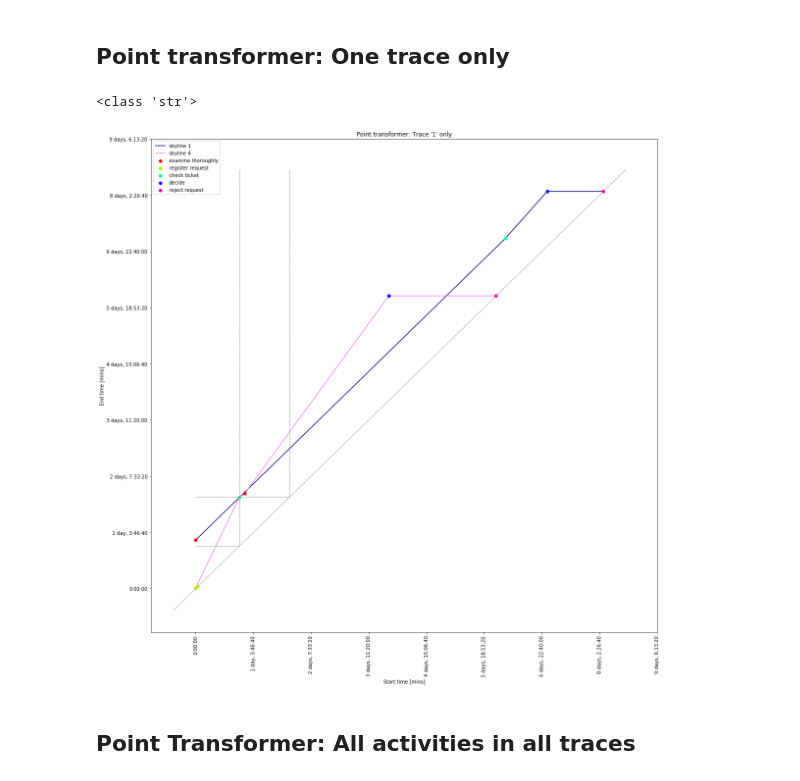
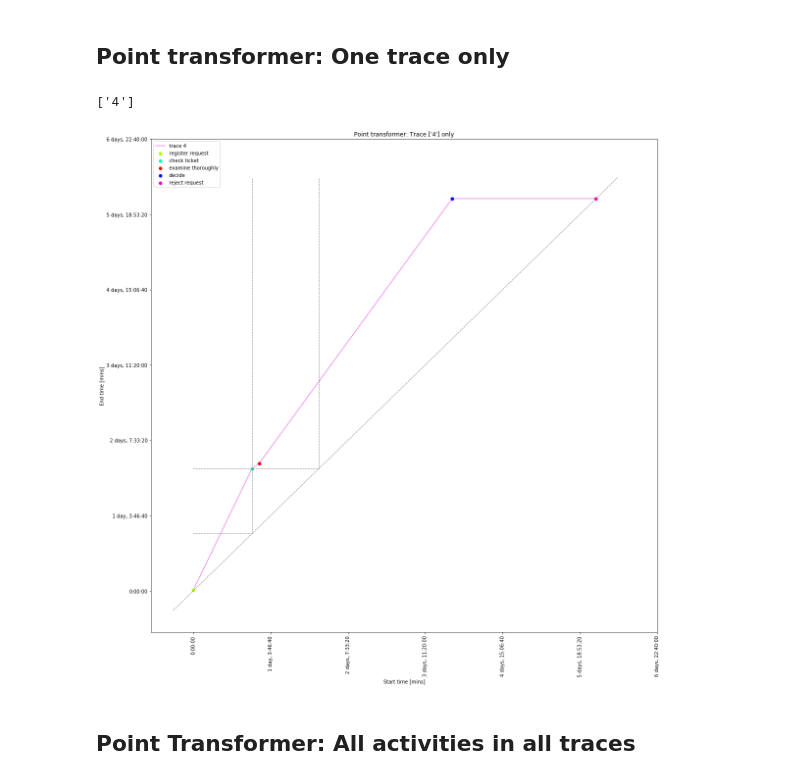
Before and after one commit to andreamalhera/perfSky, a Jupyter notebook: notebooks/pointTransformer.ipynb, the cells around one changed output. Cells and saved outputs as stored; diff of their text form; code cells hidden in the pictures.

```diff
--- a/notebooks/pointTransformer.ipynb
+++ b/notebooks/pointTransformer.ipynb
@@ -176,6 +176,21 @@ def newline(p1, p2):
     l = mlines.Line2D([xmin,xmax], [ymin,ymax], color='grey', linestyle='--', linewidth=1)
     ax.add_line(l)
     return l
+
+def draw_traces(df, ax, draw_skylines=None):
+    colormapt = cm.gist_ncar
+    trace_colorlist = [colors.rgb2hex(colormapt(i)) for i in np.linspace(0, 0.9, len(unique_trace))]
+    trace_legend = dict(zip(unique_trace, trace_colorlist))
+    for j, k in enumerate(df['case'].drop_duplicates()):
+        current = df[df['case']==k]
+        skyline = get_skyline_points(current)
+        l = k
+        c = trace_legend.get(l)
+
+        if draw_skylines:
+            ax.plot(skyline['num_start'], skyline['num_end'], label='skyline '+k, zorder=0, color=c)
+        else:
+            ax.plot(current['num_start'], current['num_end'], label='trace '+k, zorder=0, color=c)
 # %%
 import time
 
@@ -269,19 +284,7 @@ def plot_point_transformer(title, data_selection, activity=None, traces=None,  a
         ax.set_ylabel('Duration [seconds]')
 
     if traces:
-        colormapt = cm.gist_ncar
-        trace_colorlist = [colors.rgb2hex(colormapt(i)) for i in np.linspace(0, 0.9, len(unique_trace))]
-        trace_legend = dict(zip(unique_trace, trace_colorlist))
-        for j, k in enumerate(data_selection['case'].drop_duplicates()):
-            current = data_selection[data_selection['case']==k]
-            skyline = get_skyline_points(current)
-            l = k
-            c = trace_legend.get(l)
-
-            if draw_skylines:
-                ax.plot(skyline['num_start'], skyline['num_end'], label='skyline '+k, zorder=0, color=c)
-            else:
-                ax.plot(current['num_start'], current['num_end'], label='trace '+k, zorder=0, color=c)
+        draw_traces(data_selection, ax, draw_skylines=draw_skylines)
 
     if not allen_point is None :# Weird if statement because of maybe empty object or dataframe
 
@@ -342,14 +345,14 @@ Num. start  0.0
 ## Point transformer: One trace only
 # %%
 #plot_point_transformer('Point transformer: Trace \''+ str(snippet['case'][0]) + '\' only', snippet)
-traces_selection = snippet['case'].drop_duplicates().tolist()
-print(type(snippet['case'][0]))
+traces_selection = snippet['case'].drop_duplicates()[1:].tolist()
+print(str(traces_selection))
 point = snippet.iloc[ 6 , : ].to_frame().transpose()
 
-plot_point_transformer('Point transformer: Trace \''+ str(snippet['case'][0]) + '\' only', snippet, size=1, traces=traces_selection, allen_point=point, draw_skylines=1)
+plot_point_transformer('Point transformer: Trace '+ str(traces_selection) + ' only', snippet, size=1, traces=traces_selection, allen_point=point)
 # %% [output]
-<class 'str'>
+['4']
-[figure, old version]
+[figure, new version]
 # %% [markdown]
 ## Point Transformer: All activities in all traces
 # %%
```
Also changed, not shown: parts of 1 cell of this notebook.
